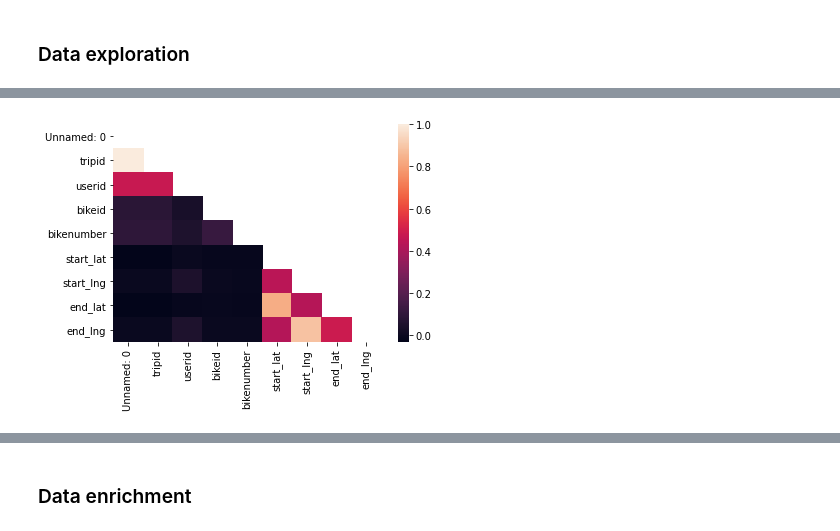
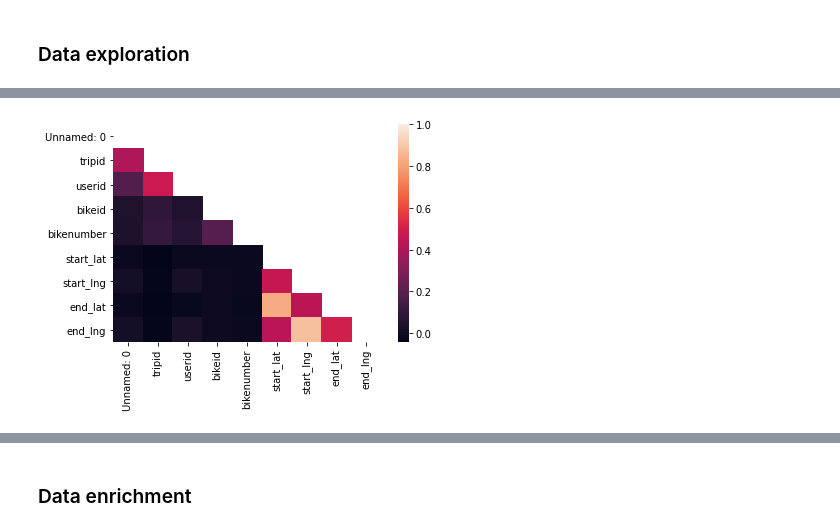
Before and after one commit to berryhijwegen/DIP, a Jupyter notebook: Flickbike_casus_opdr_1_berry_hijwegen.ipynb, the cells around one changed output, grey strips where cells are left out. Drawn from its saved outputs; the diff is of its cells as text; code cells hidden in the pictures.

```diff
--- a/Flickbike_casus_opdr_1_berry_hijwegen.ipynb
+++ b/Flickbike_casus_opdr_1_berry_hijwegen.ipynb
@@ -63,6 +65,7 @@ train_df = pd.read_csv('./data/train.csv')
 # %%
 # Check if there are any zeroes
-pd.concat([train_df, test_df]).isnull().any()
+df = pd.concat([train_df, test_df])
+df.isnull().any()
 # %% [output]
 Unnamed: 0    False
 tripid        False
@@ -80,5 +83,4 @@ date          False
 dtype: bool
 # %%
 # Convert date to datetime
-test_df.date = pd.to_datetime(test_df.date)
-train_df.date = pd.to_datetime(train_df.date)
+df.date = pd.to_datetime(df.date)
@@ -91,9 +87,9 @@ plt.show()
 # %%
 # Plot correlation
-corr = train_df.corr()
+corr = df.corr()
 mask = np.zeros_like(corr)
 mask[np.triu_indices_from(mask)] = True
 sns.heatmap(corr, mask = mask)
 plt.show()
 # %% [output]
-[figure, old version]
+[figure, new version]
```
Also changed, not shown: parts of 39 cells of this notebook.
